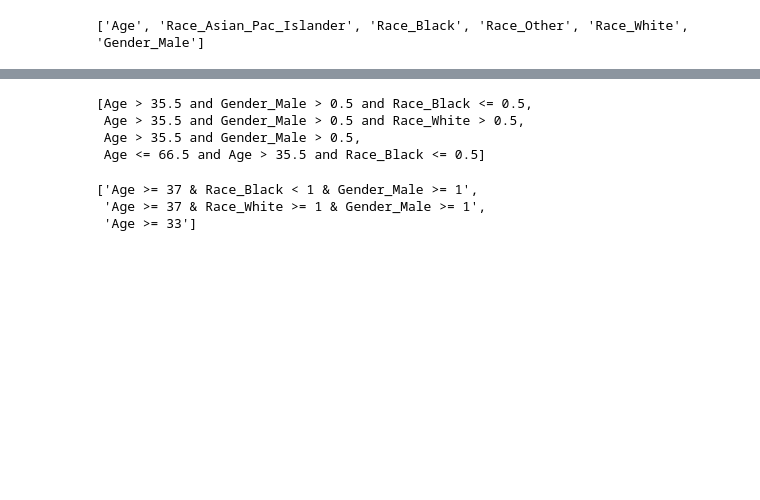
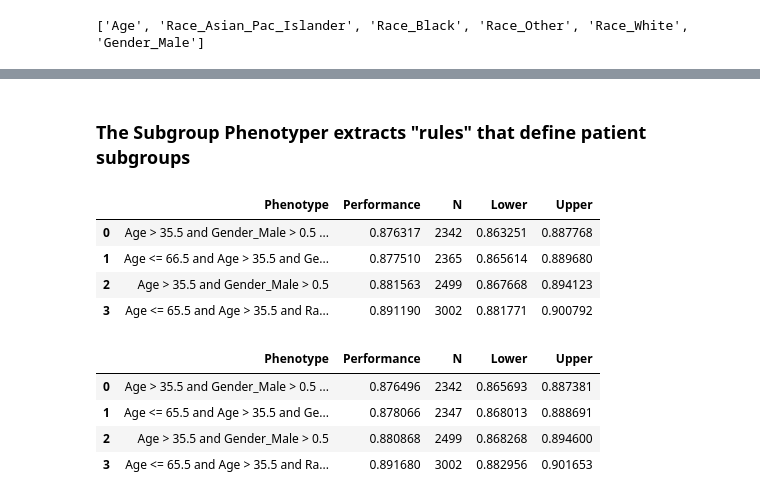
Before and after one commit to asubbaswamy-fda/AFISP, a Jupyter notebook: demo.ipynb, the cells around one changed output, grey strips where cells are left out. Saved outputs shown, nothing was run; the diff lists cells and outputs as text; code cells hidden in the pictures; blank space fills up the shorter version.

```diff
--- a/demo.ipynb
+++ b/demo.ipynb
@@ -162,14 +156,23 @@ Effect size filtering
+# %% [markdown]
+### The Subgroup Phenotyper extracts "rules" that define patient subgroups
+# %%
+# Discrete features are encoded as binary indicators
+# so Race_Black < 1 means the patient is not black, and Gender_Male >= 1 means the patient is Male
+# The first rule would read "Patients 37 or older, who are not Black, and are Male"
+sp.generate_subgroup_table(y_test.values, test_preds, loss_fn=roc_auc_score)
+# %% [output]
+|  | Phenotype | Performance | N | Lower | Upper |
+| 0 | Age > 35.5 and Gender_Male > 0.5 ... | 0.876317 | 2342 | 0.863251 | 0.887768 |
+| 1 | Age <= 66.5 and Age > 35.5 and Ge... | 0.877510 | 2365 | 0.865614 | 0.889680 |
+| 2 | Age > 35.5 and Gender_Male > 0.5 | 0.881563 | 2499 | 0.867668 | 0.894123 |
+| 3 | Age <= 65.5 and Age > 35.5 and Ra... | 0.891190 | 3002 | 0.881771 | 0.900792 |
 # %%
-# Alternatively use DecisionList instead of SIRUS
+# Alternatively can use native python DecisionList method instead of SIRUS (requires R installation)
 sp.fit(subgroup_feature_data, subset_labels, test_loss, method="DecisionList", depth=3)
+sp.generate_subgroup_table(y_test.values, test_preds, loss_fn=roc_auc_score)
 # %% [output]
-[Age > 35.5 and Gender_Male > 0.5 and Race_Black <= 0.5,
- Age > 35.5 and Gender_Male > 0.5 and Race_White > 0.5,
- Age > 35.5 and Gender_Male > 0.5,
- Age <= 66.5 and Age > 35.5 and Race_Black <= 0.5]
+|  | Phenotype | Performance | N | Lower | Upper |
+| 0 | Age > 35.5 and Gender_Male > 0.5 ... | 0.876496 | 2342 | 0.865693 | 0.887381 |
+| 1 | Age <= 65.5 and Age > 35.5 and Ge... | 0.878066 | 2347 | 0.868013 | 0.888691 |
+| 2 | Age > 35.5 and Gender_Male > 0.5 | 0.880868 | 2499 | 0.868268 | 0.894600 |
+| 3 | Age <= 65.5 and Age > 35.5 and Ra... | 0.891680 | 3002 | 0.882956 | 0.901653 |
-# %%
-extracted_rules
-# %% [output]
-['Age >= 37 & Race_Black < 1 & Gender_Male >= 1',
- 'Age >= 37 & Race_White >= 1 & Gender_Male >= 1',
- 'Age >= 33']
```
Also changed, not shown: parts of 23 cells of this notebook, 3 other files.
